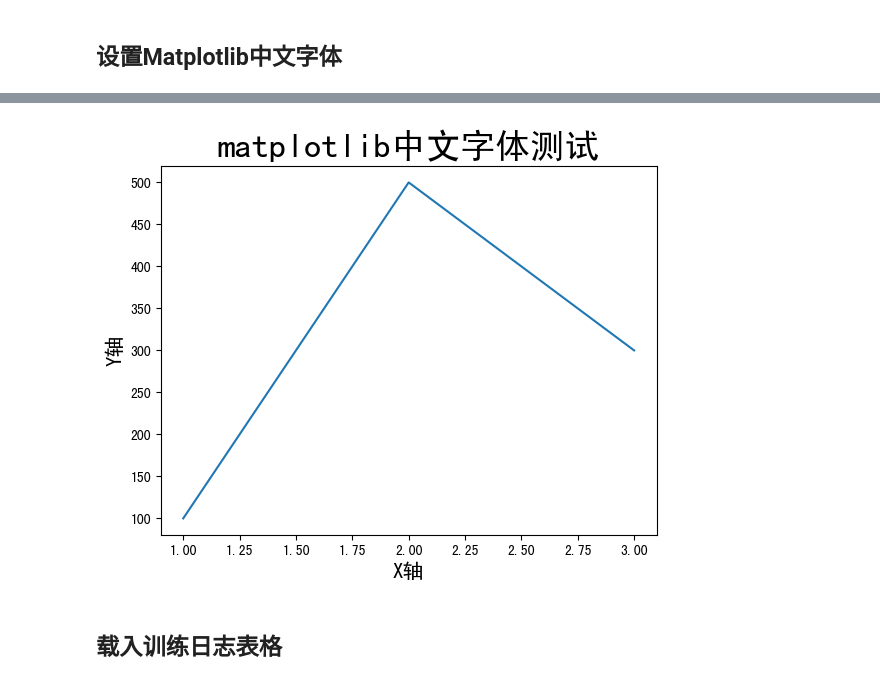
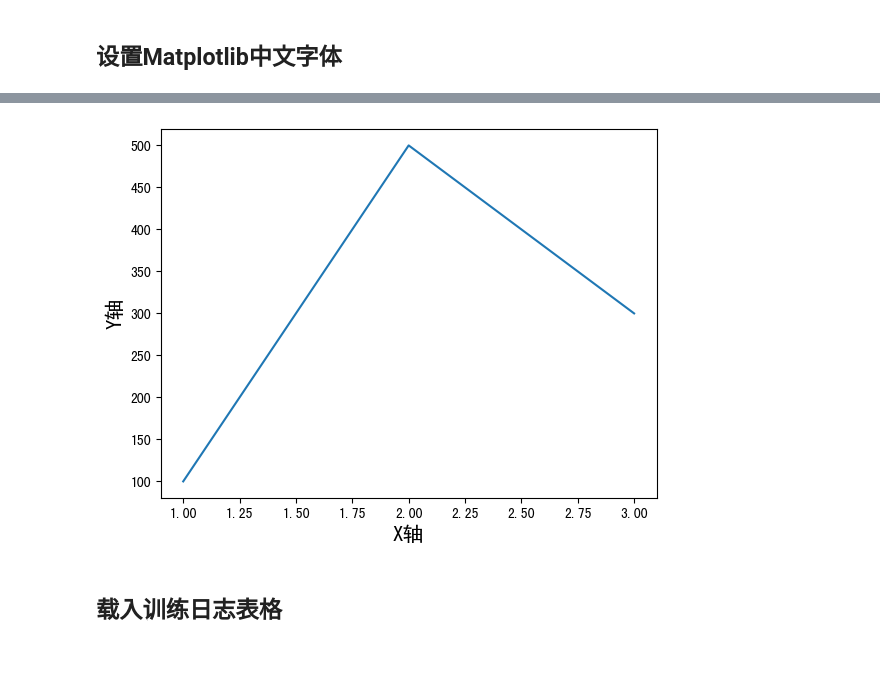
Before and after one commit to MarKobe1990/ShuffleNet-Retrain, a Jupyter notebook: ShuffleNetV2+/【A】可视化训练日志.ipynb, the cells around one changed output, grey strips where cells are left out. Saved outputs shown, nothing was run; the diff lists cells and outputs as text; code cells hidden in the pictures; blank space fills up the shorter version.

```diff
--- a/ShuffleNetV2+/【A】可视化训练日志.ipynb
+++ b/ShuffleNetV2+/【A】可视化训练日志.ipynb
@@ -30,11 +40,10 @@ matplotlib.rc("font",family='SimHei') # 中文字体
 # %%
 plt.plot([1,2,3], [100,500,300])
-plt.title('matplotlib中文字体测试', fontsize=25)
 plt.xlabel('X轴', fontsize=15)
 plt.ylabel('Y轴', fontsize=15)
 plt.show()
 # %% [output]
-[figure, old version]
+[figure, new version]
 # %% [markdown]
 ## 载入训练日志表格
 # %%
```
Also changed, not shown: parts of 10 cells of this notebook, 23 other files.
